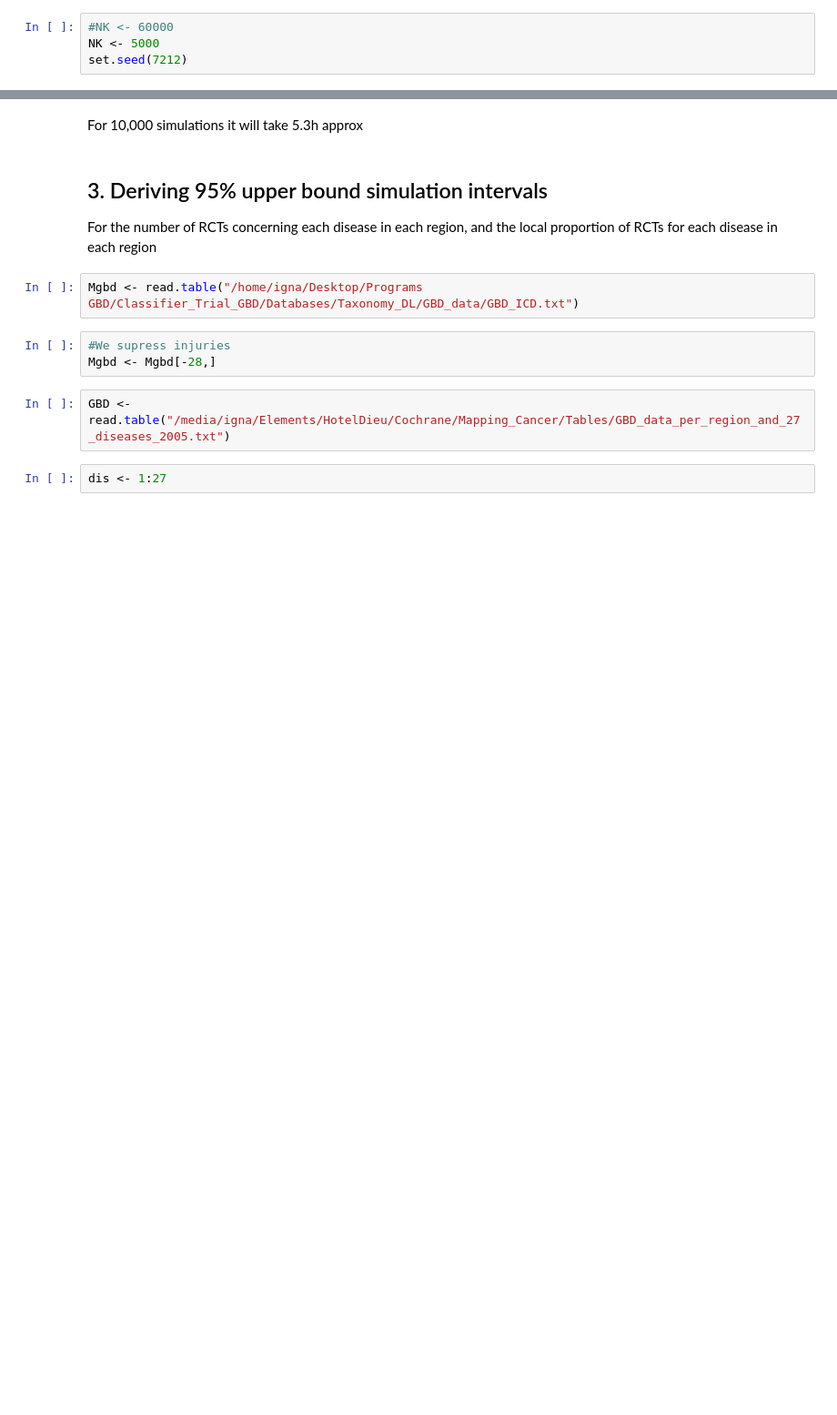
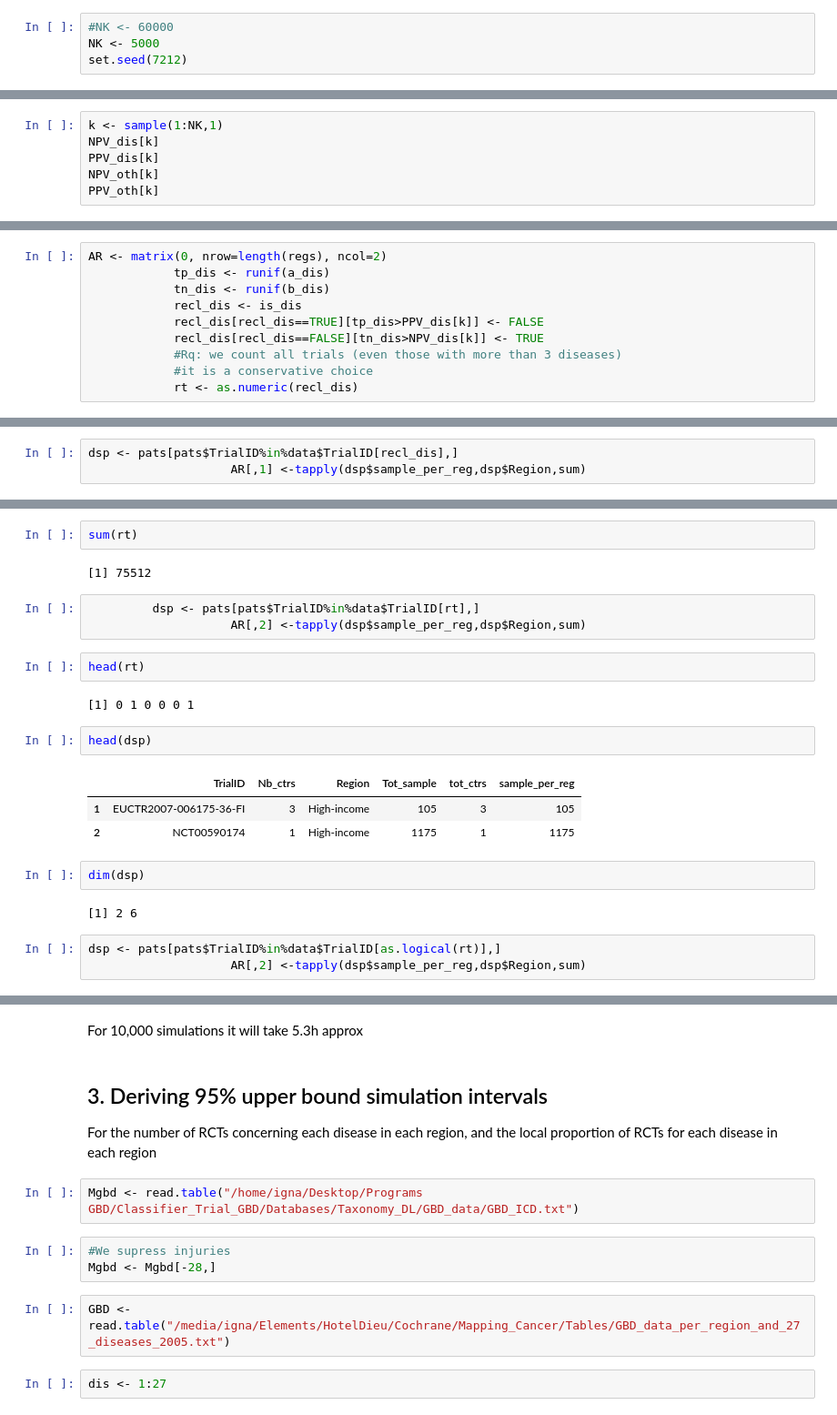
Before and after one commit to iatal/RCTvsBurden, a Jupyter notebook: E- Simulations Nb Patients.ipynb, the cells around one changed output, grey strips where cells are left out. Shown at 91% size. Drawn from its saved outputs; the diff is of its cells as text; blank space fills up the shorter version.

```diff
--- a/E- Simulations Nb Patients.ipynb
+++ b/E- Simulations Nb Patients.ipynb
@@ -308,0 +286,6 @@ print(t1-t0)/60
+# %%
+k <- sample(1:NK,1)
+NPV_dis[k]
+PPV_dis[k]
+NPV_oth[k]
+PPV_oth[k]
@@ -308,0 +297,10 @@ print(t1-t0)/60
+# %%
+AR <- matrix(0, nrow=length(regs), ncol=2)
+            tp_dis <- runif(a_dis)
+            tn_dis <- runif(b_dis)
+            recl_dis <- is_dis
+            recl_dis[recl_dis==TRUE][tp_dis>PPV_dis[k]] <- FALSE
+            recl_dis[recl_dis==FALSE][tn_dis>NPV_dis[k]] <- TRUE
+            #Rq: we count all trials (even those with more than 3 diseases)
+            #it is a conservative choice
+            rt <- as.numeric(recl_dis)
@@ -308,0 +311,3 @@ print(t1-t0)/60
+# %%
+dsp <- pats[pats$TrialID%in%data$TrialID[recl_dis],]
+                    AR[,1] <-tapply(dsp$sample_per_reg,dsp$Region,sum)
@@ -308,0 +331,24 @@ print(t1-t0)/60
+# %%
+sum(rt)
+# %% [output]
+[1] 75512
+# %%
+         dsp <- pats[pats$TrialID%in%data$TrialID[rt],]
+                    AR[,2] <-tapply(dsp$sample_per_reg,dsp$Region,sum)
+# %%
+head(rt)
+# %% [output]
+[1] 0 1 0 0 0 1
+# %%
+head(dsp)
+# %% [output]
+|  | TrialID | Nb_ctrs | Region | Tot_sample | tot_ctrs | sample_per_reg |
+| 1 | EUCTR2007-006175-36-FI | 3 | High-income | 105 | 3 | 105 |
+| 2 | NCT00590174 | 1 | High-income | 1175 | 1 | 1175 |
+# %%
+dim(dsp)
+# %% [output]
+[1] 2 6
+# %%
+dsp <- pats[pats$TrialID%in%data$TrialID[as.logical(rt)],]
+                    AR[,2] <-tapply(dsp$sample_per_reg,dsp$Region,sum)
```
Also changed, not shown: parts of 22 cells of this notebook.
